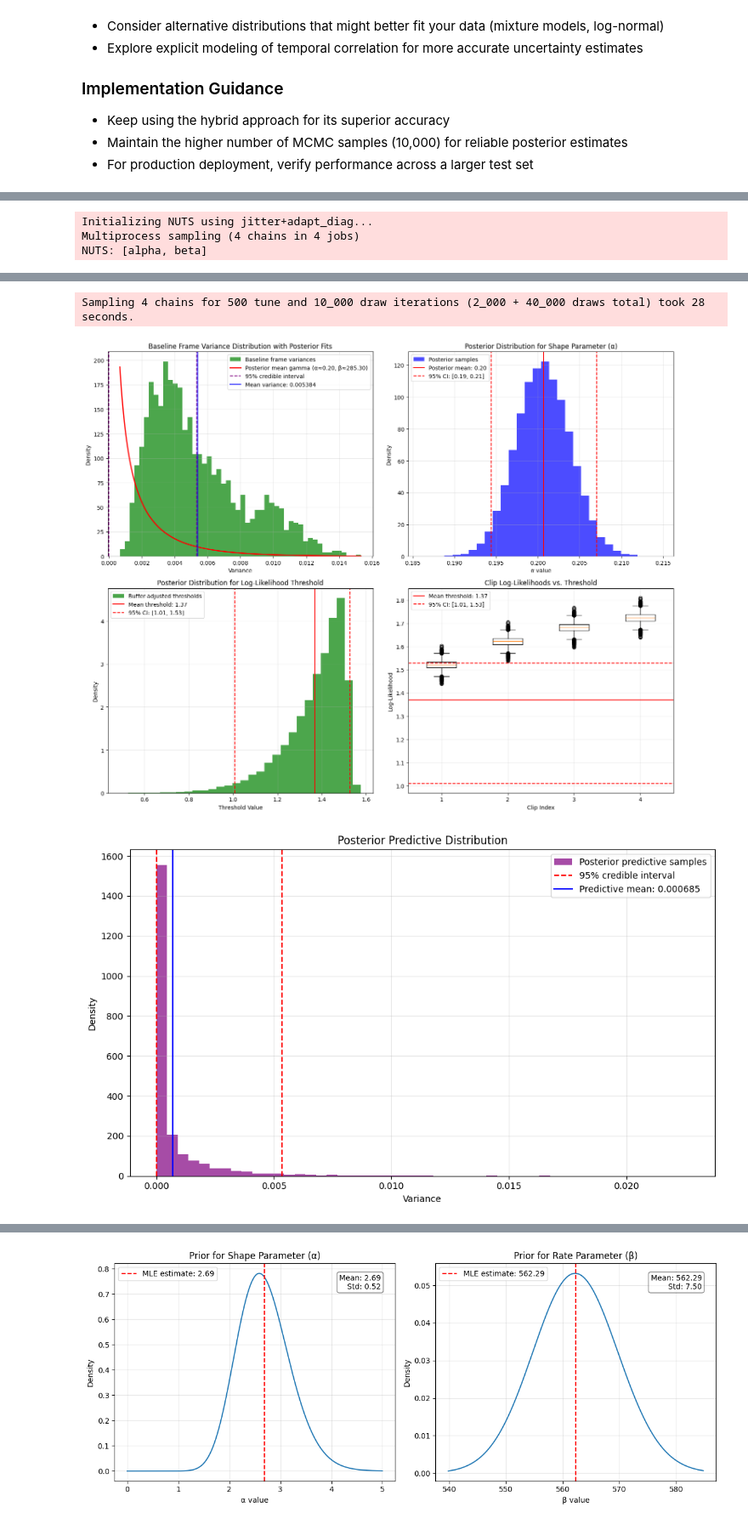
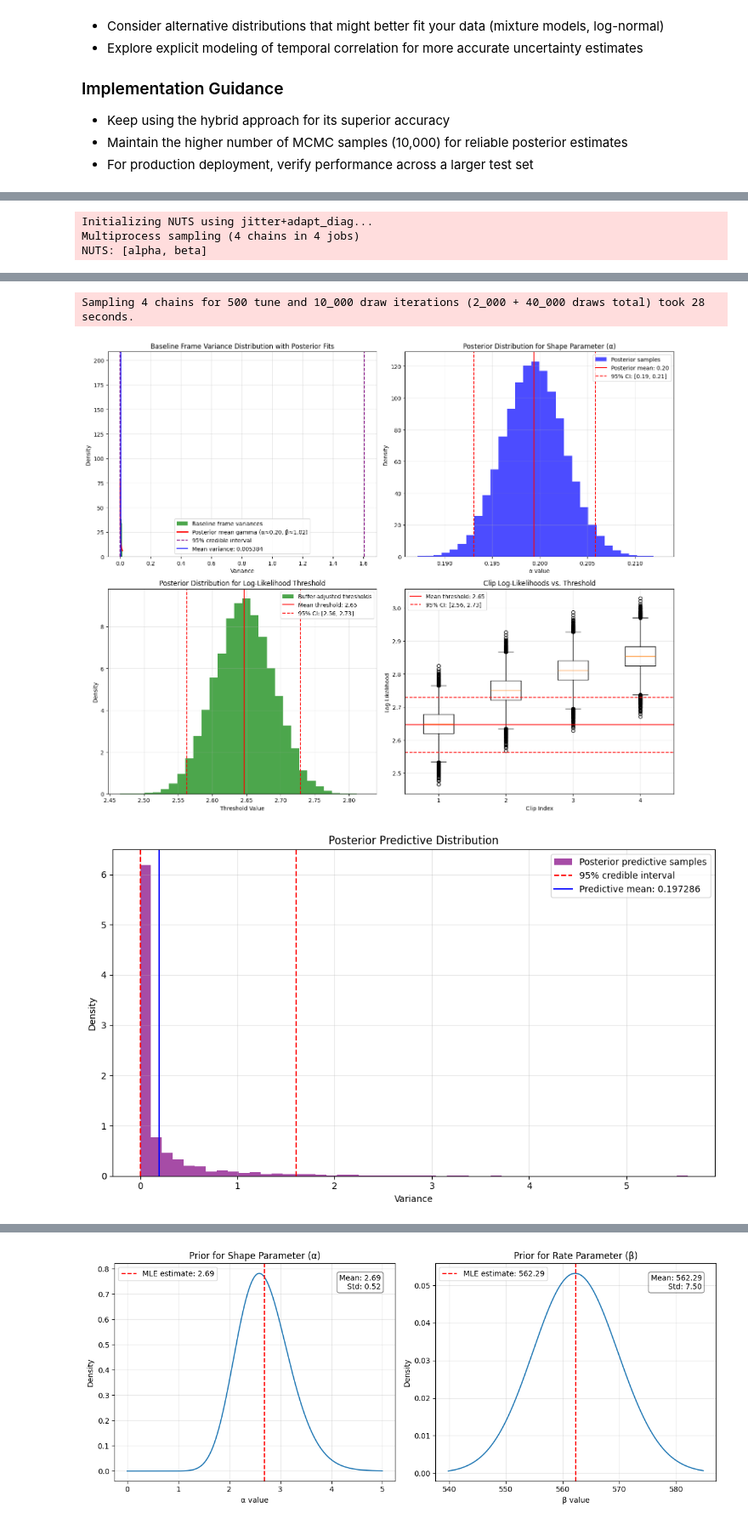
Before and after one commit to FactbirdHQ/auto-annotation-sam, a Jupyter notebook: notebooks/bayes_yolo_uncertainty.ipynb, the cells around one changed output, grey strips where cells are left out. Shown at 85% size. Drawn from its saved outputs; the diff is of its cells as text; code cells hidden in the pictures.

Commit message:
Tried no buffer - success

```diff
--- a/notebooks/bayes_yolo_uncertainty.ipynb
+++ b/notebooks/bayes_yolo_uncertainty.ipynb
@@ -979,7 +981,7 @@ processed_baseline_clips = [process_mc_clip(clip) for clip in baseline_clips]
 # Use a smaller number of MCMC samples for testing
 monitor = BayesianYOLOMonitorNBA(
     min_deviation_threshold=0.1,  # Using your threshold value
-    buffer_prior_alpha=9,  # Centered around 0.9
+    buffer_prior_alpha=999,  # Centered around 0.9
     buffer_prior_beta=1,
     credible_interval=0.95,
     mcmc_samples=10000  # Smaller sample size for faster testing
@@ -1063,32 +1065,32 @@ for i, (clip, label) in enumerate(zip(test_clips, test_labels)):
 
     if hybrid_correct:
         correct_hybrid += 1
     if threshold_correct:
         correct_threshold += 1
     if interval_correct:
         correct_interval += 1
 
     print(f"Test clip {i} (true label={label}):")
     print(f"  Hybrid approach: {'Correct' if hybrid_correct else 'Wrong'} (p={result['p_has_issue']:.3f})")
     print(f"  Buffer approach: {'Correct' if threshold_correct else 'Wrong'} (p={result['p_below_threshold']:.3f})")
     print(f"  Interval approach: {'Correct' if interval_correct else 'Wrong'} (outside={result['outside_credible_interval']})")
 
 print("\nAccuracy by approach:")
 print(f"  Hybrid approach: {correct_hybrid/total:.4f}")
 print(f"  Buffer approach: {correct_threshold/total:.4f}")
 print(f"  Interval approach: {correct_interval/total:.4f}")
 # %% [output]
 Using 4 clips as baseline:
   0: clip_0017.mp4
   1: clip_0018.mp4
   2: clip_0019.mp4
   3: clip_0020.mp4
 Establishing baseline with Bayesian model...
 Initializing NUTS using jitter+adapt_diag...
 Multiprocess sampling (4 chains in 4 jobs)
 NUTS: [alpha, beta]
 [interactive output not drawn]
 [interactive output not drawn]
 Sampling 4 chains for 500 tune and 10_000 draw iterations (2_000 + 40_000 draws total) took 28 seconds.
-[figure, old version]
+[figure, new version]
-[figure, old version]
+[figure, new version]
```
Also changed, not shown: parts of 2 cells of this notebook.
